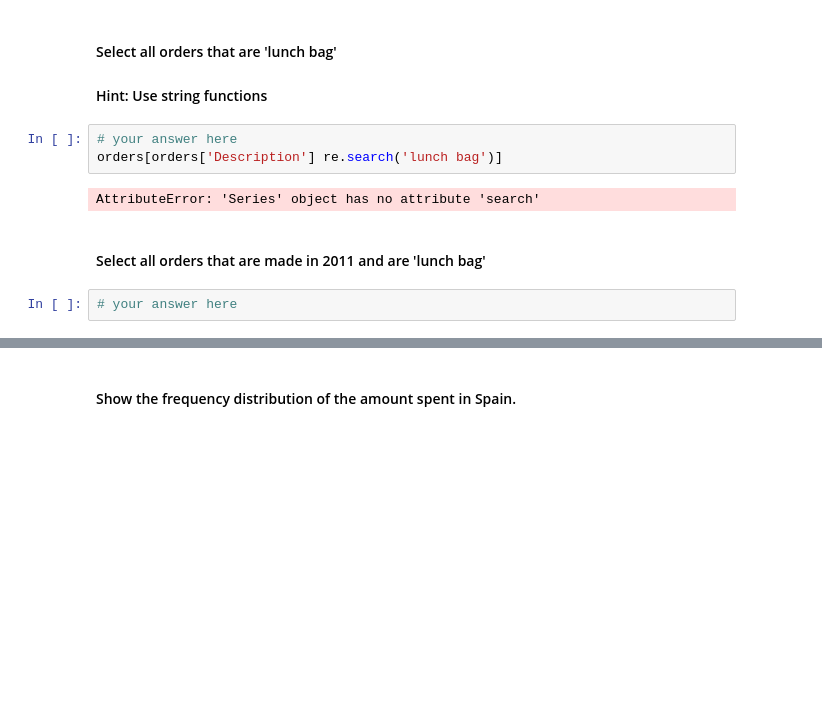
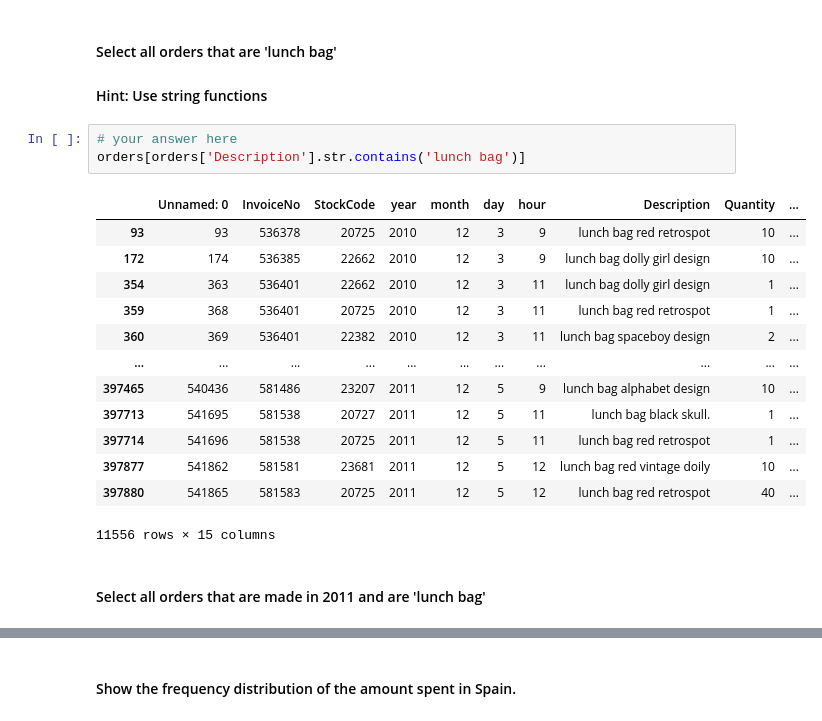
Before and after one commit to danielquer/data-pt-ber-08-20, a Jupyter notebook: Labs/module-2_labs/01_statistics/02_lab-subsetting-and-descriptive-stats/your-code/main-dani.ipynb, the cells around one changed output, grey strips where cells are left out. Cells and saved outputs as stored; diff of their text form; blank space fills up the shorter version.

```diff
--- a/Labs/module-2_labs/01_statistics/02_lab-subsetting-and-descriptive-stats/your-code/main-dani.ipynb
+++ b/Labs/module-2_labs/01_statistics/02_lab-subsetting-and-descriptive-stats/your-code/main-dani.ipynb
@@ -475,10 +475,20 @@ orders[orders['amount_spent']==0]
 #### Hint: Use string functions
 # %%
 # your answer here
-orders[orders['Description'] re.search('lunch bag')]
+orders[orders['Description'].str.contains('lunch bag')]
 # %% [output]
+|  | Unnamed: 0 | InvoiceNo | StockCode | year | month | day | hour | Description | Quantity | ... |
+| 93 | 93 | 536378 | 20725 | 2010 | 12 | 3 | 9 | lunch bag red retrospot | 10 | ... |
+| 172 | 174 | 536385 | 22662 | 2010 | 12 | 3 | 9 | lunch bag dolly girl design | 10 | ... |
+| 354 | 363 | 536401 | 22662 | 2010 | 12 | 3 | 11 | lunch bag dolly girl design | 1 | ... |
+| 359 | 368 | 536401 | 20725 | 2010 | 12 | 3 | 11 | lunch bag red retrospot | 1 | ... |
+| 360 | 369 | 536401 | 22382 | 2010 | 12 | 3 | 11 | lunch bag spaceboy design | 2 | ... |
+| ... | ... | ... | ... | ... | ... | ... | ... | ... | ... | ... |
+| 397465 | 540436 | 581486 | 23207 | 2011 | 12 | 5 | 9 | lunch bag alphabet design | 10 | ... |
+| 397713 | 541695 | 581538 | 20727 | 2011 | 12 | 5 | 11 | lunch bag black skull. | 1 | ... |
+| 397714 | 541696 | 581538 | 20725 | 2011 | 12 | 5 | 11 | lunch bag red retrospot | 1 | ... |
+| 397877 | 541862 | 581581 | 23681 | 2011 | 12 | 5 | 12 | lunch bag red vintage doily | 10 | ... |
+| 397880 | 541865 | 581583 | 20725 | 2011 | 12 | 5 | 12 | lunch bag red retrospot | 40 | ... |
-AttributeError: 'Series' object has no attribute 'search'
+11556 rows × 15 columns
 # %% [markdown]
 #### Select all orders that are made in 2011 and are 'lunch bag'
-# %%
-# your answer here
```
Also changed, not shown: parts of 8 cells of this notebook, 1 other file.
